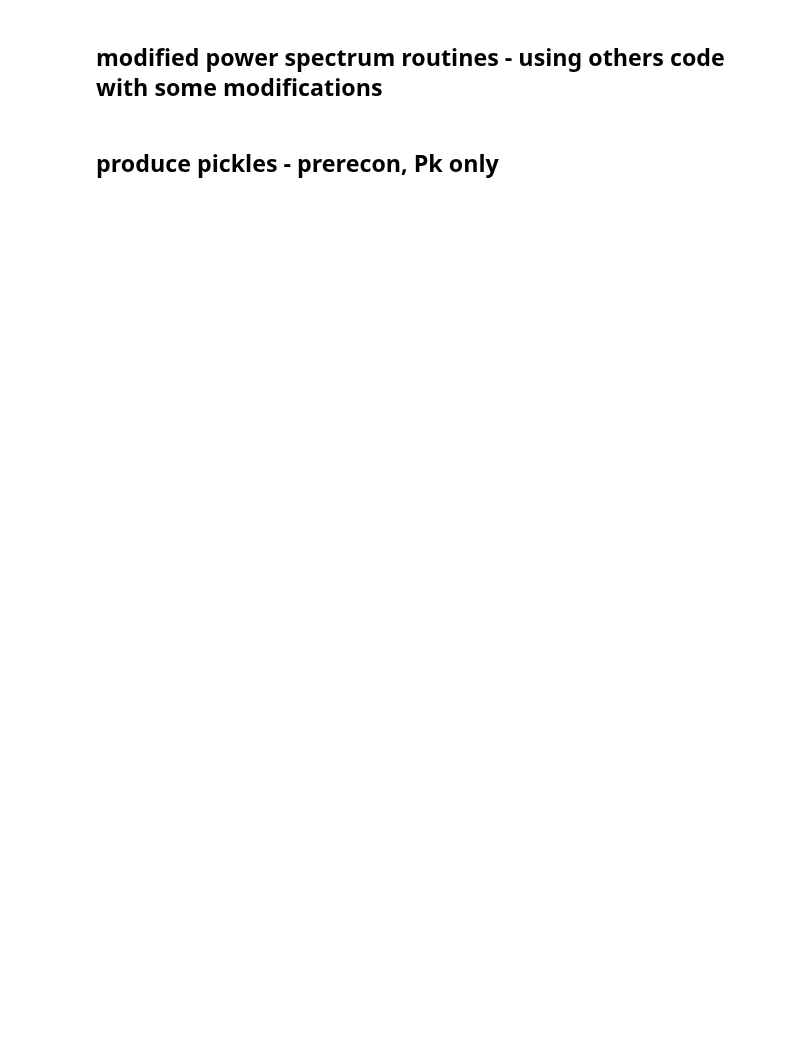
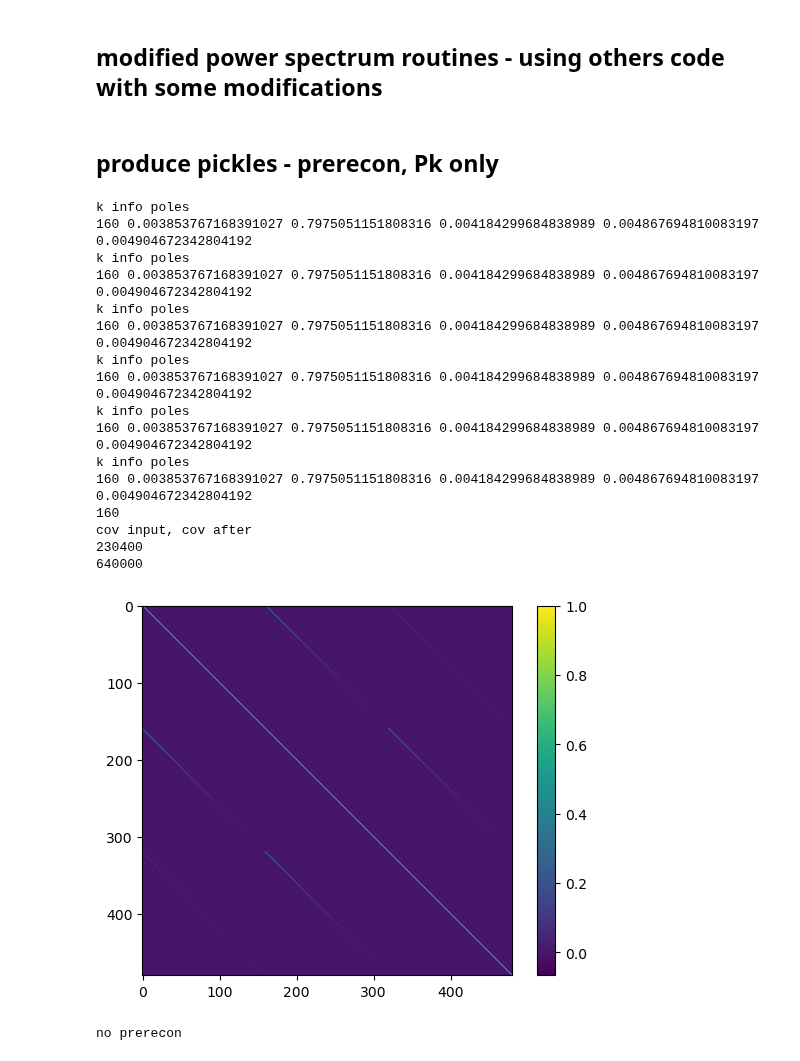
Before and after one commit to abbew25/Barry, a Jupyter notebook: cosmodesi_KP4ELG_examplecode_make_picklefiles/pickle_c003_gridc000_ELGmocks.ipynb, the cells around one changed output. Saved outputs shown, nothing was run; the diff lists cells and outputs as text; code cells hidden in the pictures; blank space fills up the shorter version.

```diff
--- a/cosmodesi_KP4ELG_examplecode_make_picklefiles/pickle_c003_gridc000_ELGmocks.ipynb
+++ b/cosmodesi_KP4ELG_examplecode_make_picklefiles/pickle_c003_gridc000_ELGmocks.ipynb
@@ -120,7 +127,7 @@ def getpk_cgq(loc, zname, CV, post=False):
         #d = dat[()] # weird way to read in the files .... but this odd syntax seems to work
 
         poles = PowerSpectrumMultipoles.load(loc+zname+seed[i]+'.npy')
-        poles.slice(slice(0, 400))
+        poles.slice(slice(0, 800))
         poles.rebin(5)
         k, pkell = poles(ell=(0,2,4), return_k=True, complex=False)
         pk0, pk2, pk4 = pkell
@@ -129,7 +136,7 @@ def getpk_cgq(loc, zname, CV, post=False):
         k = k[bools]
 
         print('k info poles')
-        print(k.size, np.min(k), np.max(k), k[1]-k[0], k[2]-k[1])
+        print(k.size, np.min(k), np.max(k), k[1]-k[0], k[2]-k[1], k[3]-k[2])
 
         pk0 = pk0[bools]
         pk2 = pk2[bools]
@@ -475,31 +482,50 @@ for tracer in ["ELG"]:
 
         pre_cov_file = None #path_cov + covfile#"EZmocks_ELG_CubicBox_z1p1_Pk_cov_matrix_reshaped_pk-pre.txt"  # Uses the EZmock covariance
 
         # post reconstruction file paths
         post_file = path_files #+ filename_recon # was missing recsym directory initially
 
         post_cov_file = path_cov + covfile# "EZmocks_ELG_CubicBox_z1p1_Pk_cov_matrix_reshaped_pk-pre.txt"  # Uses the Prerecon EZmock covariance
 
         name = f"DESI KP4 Abacus CubicBox Pk c003 gridc000 (updated)" + tracer
 
-        data = collect_pk_data(pre_file, post_file, pre_cov_file, post_cov_file, winname, z, filename_prerecon,
+        data = collect_pk_data(pre_file, post_file, pre_cov_file, post_cov_file, None, z, filename_prerecon,
                                filename_recon, name, CV=False)
 
         plot_pk(data) # Plot the data to check things
 
 
 
 
     # no correlation function at the moment
 
 #         # Correlation Function
 #         pre_file = path_abacus + tracer + f"/Xi/Pre/lhior/txt_rebinned"
 #         pre_cov_file = path_ezmock + "EZmocks_ELG_CubicBox_z1p1_Xi_cov_matrix_reshaped-pre.txt"  # Uses the EZmock covariance
 
 #         post_file = path_abacus + tracer + "/Xi/Post/lhior/RecSym_nmesh1024/txt_rebinned"
 #         post_cov_file = path_ezmock + "EZmocks_ELG_CubicBox_z1p1_Xi_cov_matrix_reshaped-pre.txt"  # Uses the Prerecon EZmock covariance
 
 #         name = f"DESI KP4 Abacus CubicBox Xi " + tracer
 #         data = collect_xi_data(pre_file, post_file, pre_cov_file, post_cov_file, z, "Xi_AbacusSummit_base_c000_ph0",
 #                                "Xi_AbacusSummit_base_c000_ph0", name)
 #         plot_xi(data) # Plot the data to check things
+# %% [output]
+k info poles
+160 0.003853767168391027 0.7975051151808316 0.004184299684838989 0.004867694810083197 0.004904672342804192
+k info poles
+160 0.003853767168391027 0.7975051151808316 0.004184299684838989 0.004867694810083197 0.004904672342804192
+k info poles
+160 0.003853767168391027 0.7975051151808316 0.004184299684838989 0.004867694810083197 0.004904672342804192
+k info poles
+160 0.003853767168391027 0.7975051151808316 0.004184299684838989 0.004867694810083197 0.004904672342804192
+k info poles
+160 0.003853767168391027 0.7975051151808316 0.004184299684838989 0.004867694810083197 0.004904672342804192
+k info poles
+160 0.003853767168391027 0.7975051151808316 0.004184299684838989 0.004867694810083197 0.004904672342804192
+160
+cov input, cov after
+230400
+640000
+[figure, added]
+no prerecon
```
Also changed, not shown: parts of 2 cells of this notebook, 1 other file.
